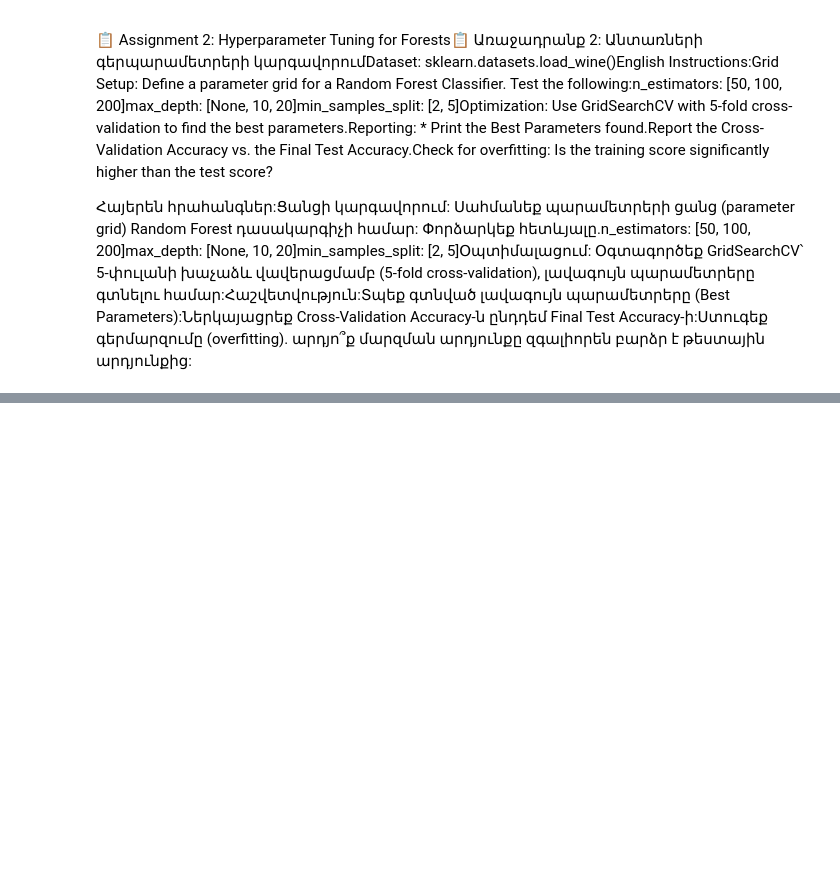
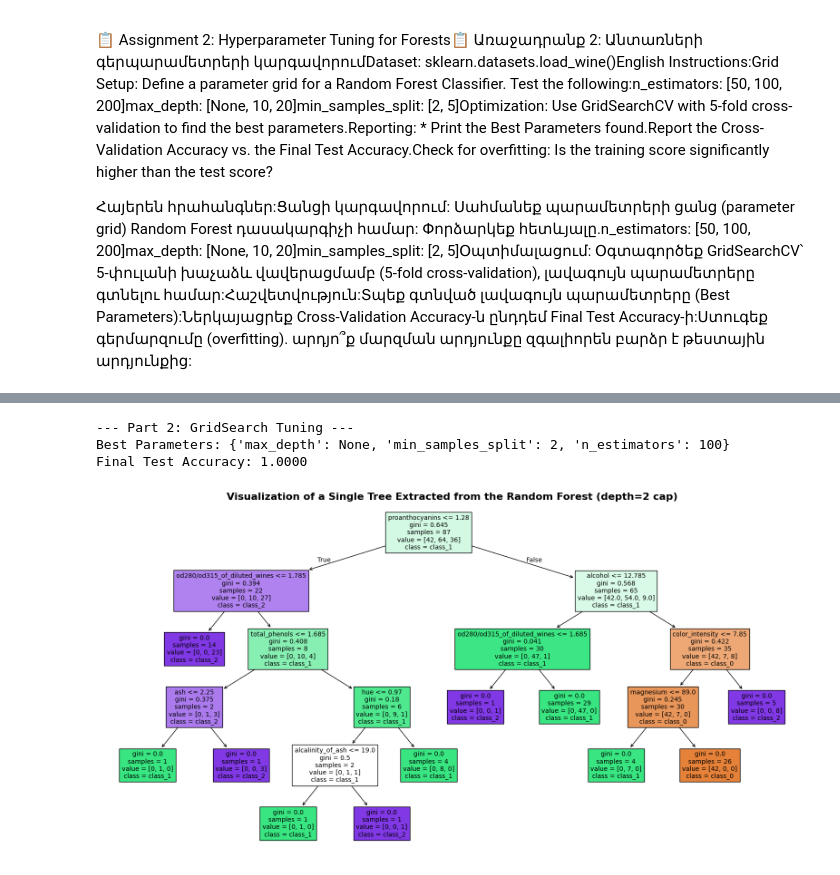
Before and after one commit to iamlajoya21/ml_bootcamp, a Jupyter notebook: current/classwork/Mar24.ipynb, the cells around one changed output, grey strips where cells are left out. Drawn from its saved outputs; the diff is of its cells as text; code cells hidden in the pictures; blank space fills up the shorter version.

```diff
--- a/current/classwork/Mar24.ipynb
+++ b/current/classwork/Mar24.ipynb
@@ -30,0 +80,45 @@ Test Set Accuracy: 1.0000
+# %%
+
+
+# =============================================================================
+# --- SOLUTION 2: GRID SEARCH & FOREST VISUALIZATION (Wine) ---
+# =============================================================================
+wine = load_wine()
+X2, y2 = wine.data, wine.target
+X2_train, X2_test, y2_train, y2_test = train_test_split(X2, y2, test_size=0.2, random_state=42)
+
+param_grid = {
+    'n_estimators': [50, 100],
+    'max_depth': [None, 5],
+    'min_samples_split': [2, 5]
+}
+
+print("\n--- Part 2: GridSearch Tuning ---")
+grid_search = GridSearchCV(RandomForestClassifier(random_state=42), param_grid, cv=5)
+grid_search.fit(X2_train, y2_train)
+
+best_rf = grid_search.best_estimator_
+print(f"Best Parameters: {grid_search.best_params_}")
+print(f"Final Test Accuracy: {grid_search.score(X2_test, y2_test):.4f}")
+
+
+
+# --- VISUALIZATION 2.1: Plotting a Single Tree from the Random Forest ---
+# A Random Forest is just a list of DecisionTrees. We take the first one [0].
+single_tree_from_forest = best_rf.estimators_[-1]
+
+plt.figure(figsize=(20,10))
+# Pruning the visualization depth is vital for legibility of a full forest tree
+plot_tree(single_tree_from_forest,
+          max_depth=5,
+          filled=True,
+          feature_names=wine.feature_names,
+          class_names=wine.target_names,
+          fontsize=10)
+plt.title("Visualization of a Single Tree Extracted from the Random Forest (depth=2 cap)", fontsize=16, fontweight='bold')
+plt.show()
+# %% [output]
+--- Part 2: GridSearch Tuning ---
+Best Parameters: {'max_depth': None, 'min_samples_split': 2, 'n_estimators': 100}
+Final Test Accuracy: 1.0000
+[figure, added]
```
Also changed, not shown: parts of 5 cells of this notebook, 5 other files.
